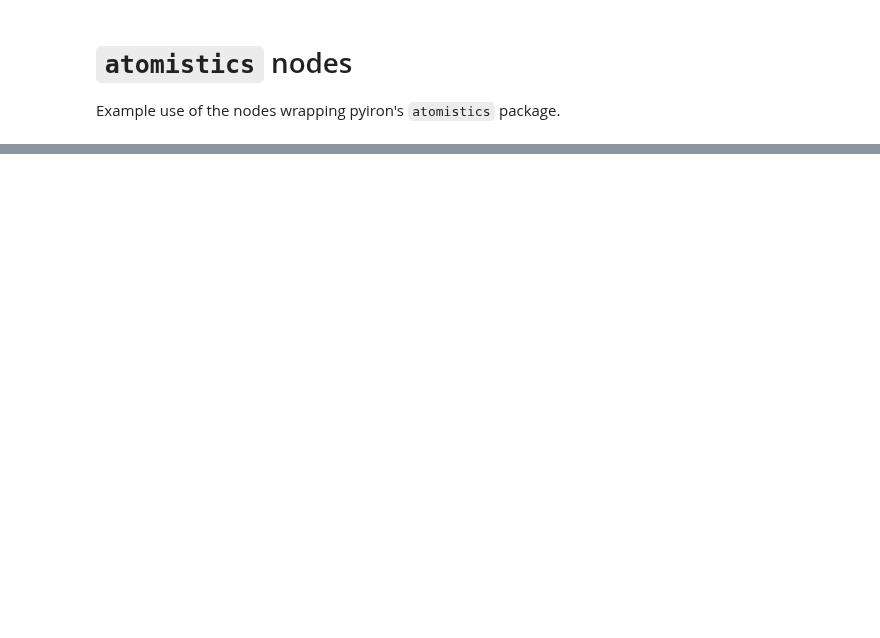
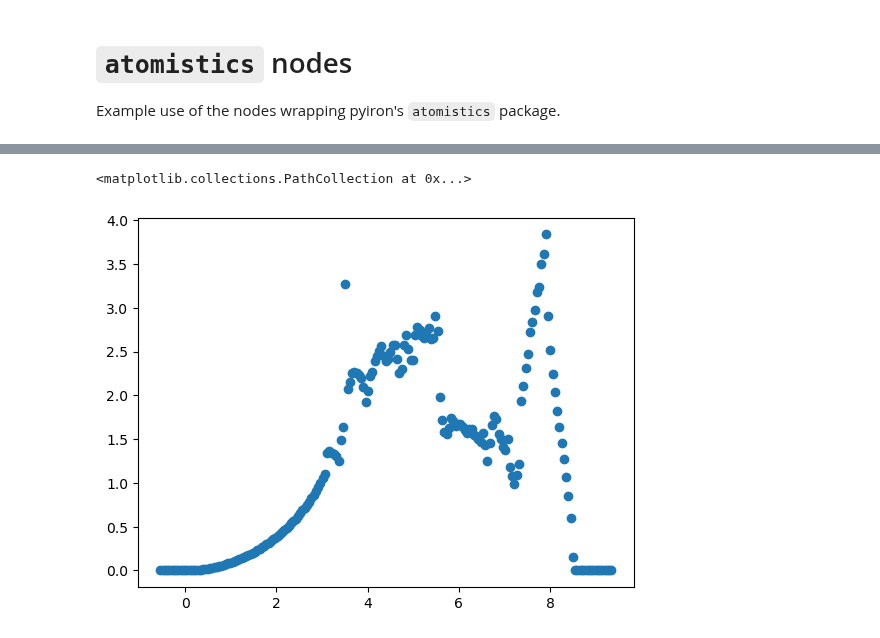
Before and after one commit to pyiron/pyiron_workflow, a Jupyter notebook: notebooks/atomistics_nodes.ipynb, the cells around one changed output, grey strips where cells are left out. Cells and saved outputs as stored; diff of their text form; code cells hidden in the pictures; blank space fills up the shorter version.

```diff
--- a/notebooks/atomistics_nodes.ipynb
+++ b/notebooks/atomistics_nodes.ipynb
@@ -68,0 +68,5 @@ array([0.        , 0.        , 0.        , 0.        , 0.        ,
+# %%
+wf.dos_plot()
+# %% [output]
+<matplotlib.collections.PathCollection at 0x...>
+[figure, added]
```
Also changed, not shown: parts of 7 cells of this notebook.
